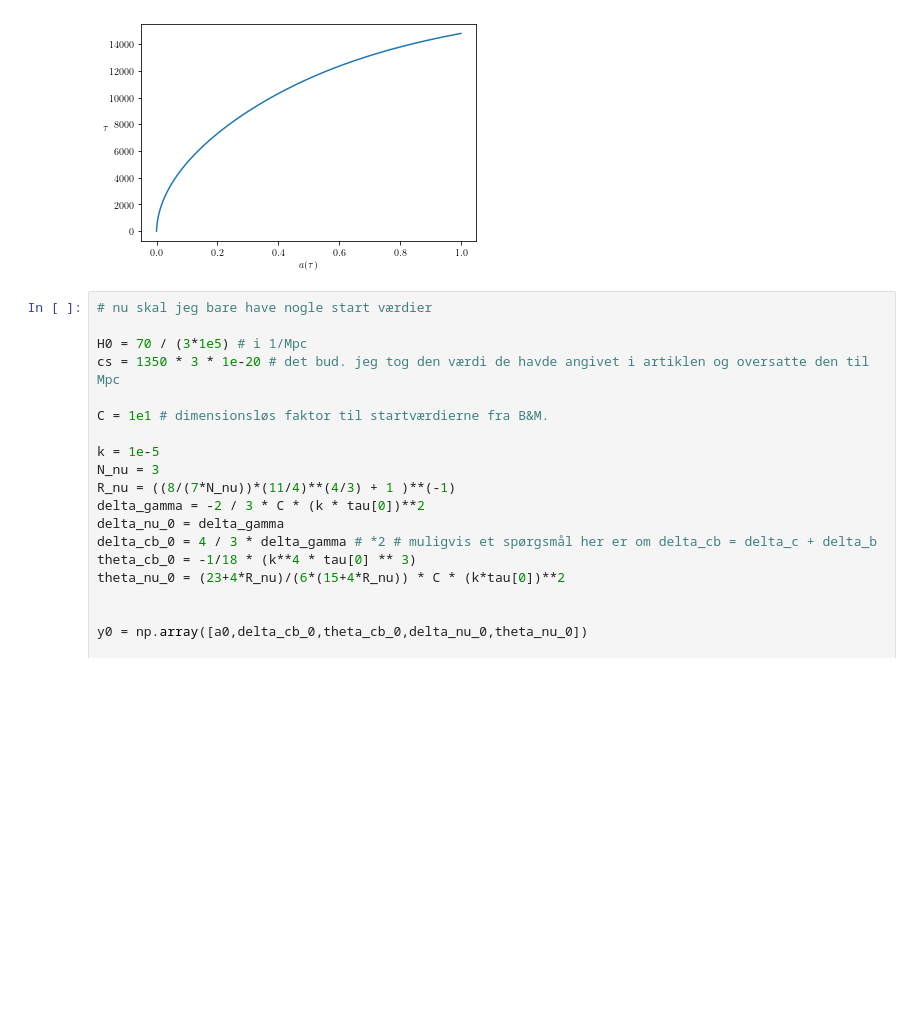
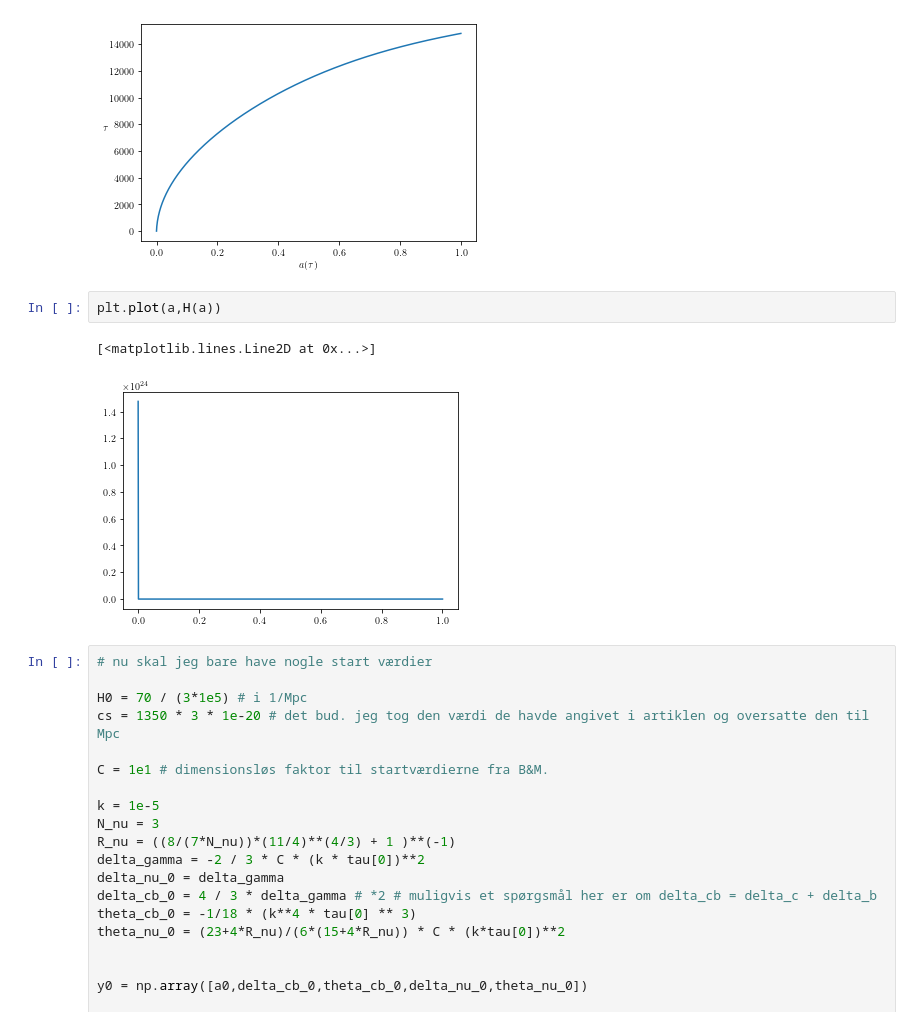
Before and after one commit to eriksteenberg/Grim-kode, a Jupyter notebook: Udregning af conformal time.ipynb, the cells around one changed output. Cells and saved outputs as stored; diff of their text form; blank space fills up the shorter version.

```diff
--- a/Udregning af conformal time.ipynb
+++ b/Udregning af conformal time.ipynb
@@ -49,6 +49,11 @@ plt.ylabel(r"$\tau$",rotation=0)
 plt.show()
 # %% [output]
 [figure]
+# %%
+plt.plot(a,H(a))
+# %% [output]
+[<matplotlib.lines.Line2D at 0x...>]
+[figure, added]
 # %%
 # nu skal jeg bare have nogle start værdier
 
```
